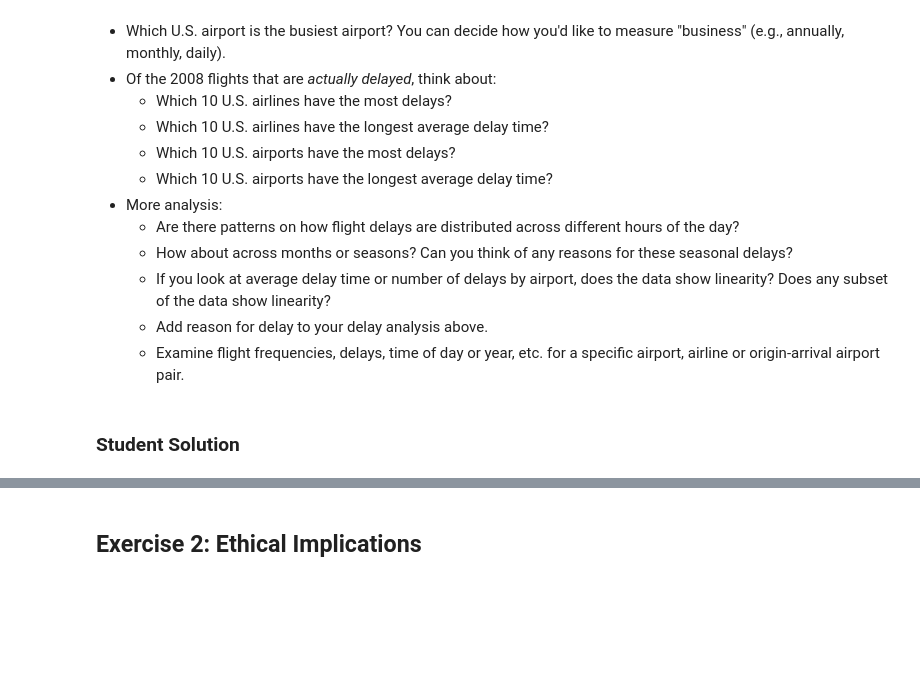
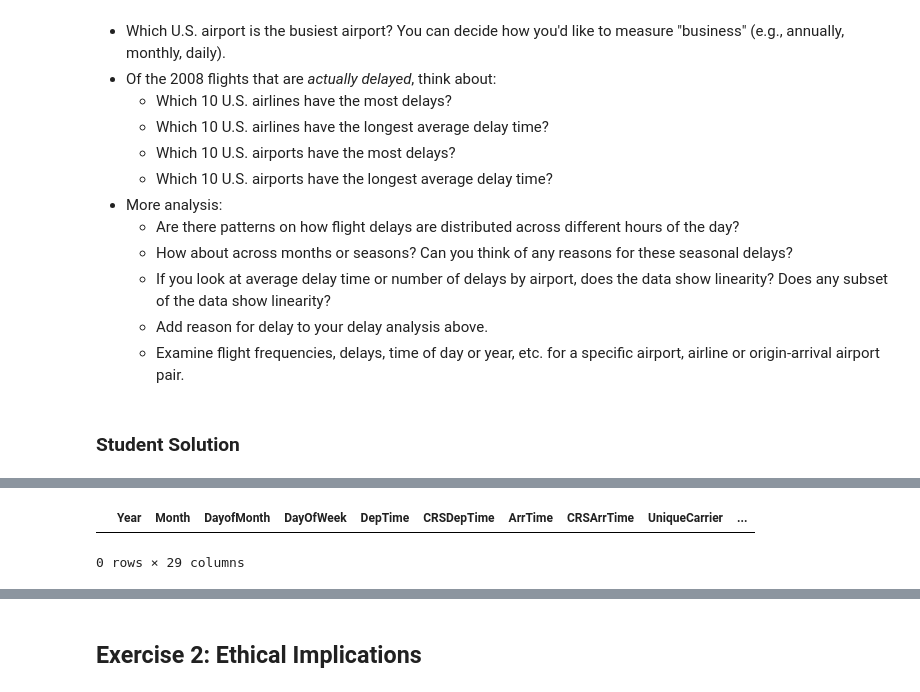
Before and after one commit to rofifahnurul/bangkit-exercise, a Jupyter notebook: Project_Data_Processing.ipynb, the cells around one changed output, grey strips where cells are left out. Cells and saved outputs as stored; diff of their text form; code cells hidden in the pictures; blank space fills up the shorter version.

```diff
--- a/Project_Data_Processing.ipynb
+++ b/Project_Data_Processing.ipynb
@@ -68,0 +217,6 @@ print("Good luck!")
+# %%
+#column CRS Dep Time
+df[df['CRSDepTime'].isna()]
+# %% [output]
+|  | Year | Month | DayofMonth | DayOfWeek | DepTime | CRSDepTime | ArrTime | CRSArrTime | UniqueCarrier | ... |
+0 rows × 29 columns
```
Also changed, not shown: parts of 17 cells of this notebook.
